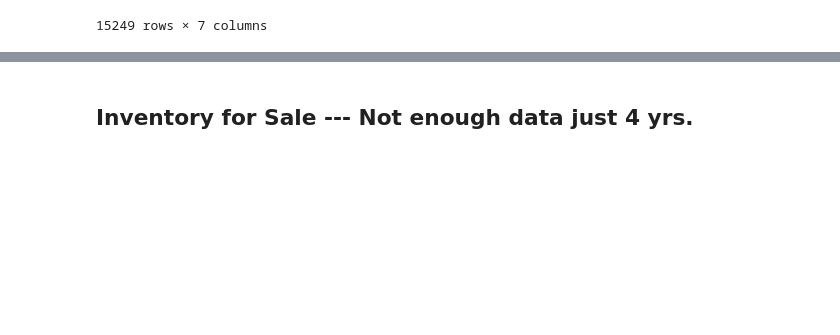
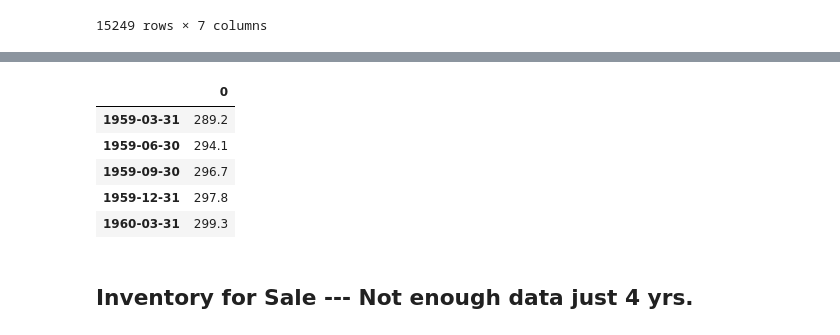
Before and after one commit to schm1263/Fintech_Project_1, a Jupyter notebook: Zillow_data.ipynb, the cells around one changed output, grey strips where cells are left out. Drawn from its saved outputs; the diff is of its cells as text; code cells hidden in the pictures; blank space fills up the shorter version.

```diff
--- a/Zillow_data.ipynb
+++ b/Zillow_data.ipynb
@@ -300,3 +339,14 @@ prices_all_tiers_states.to_csv (r'prices_all_tiers_states.csv', index = False, h
+# %%
+# Using "resample" requires an aggregator for the time period like "mean()".  In this case we just want the last value.
+m2_quarterly = m2_quarterly.resample(rule = 'Q').last()
+m2_quarterly.head()
+# %% [output]
+|  | 0 |
+| 1959-03-31 | 289.2 |
+| 1959-06-30 | 294.1 |
+| 1959-09-30 | 296.7 |
+| 1959-12-31 | 297.8 |
+| 1960-03-31 | 299.3 |
 # %% [markdown]
 ## Inventory for Sale  --- Not enough data just 4 yrs.
 # %%
```
Also changed, not shown: parts of 8 cells of this notebook.
